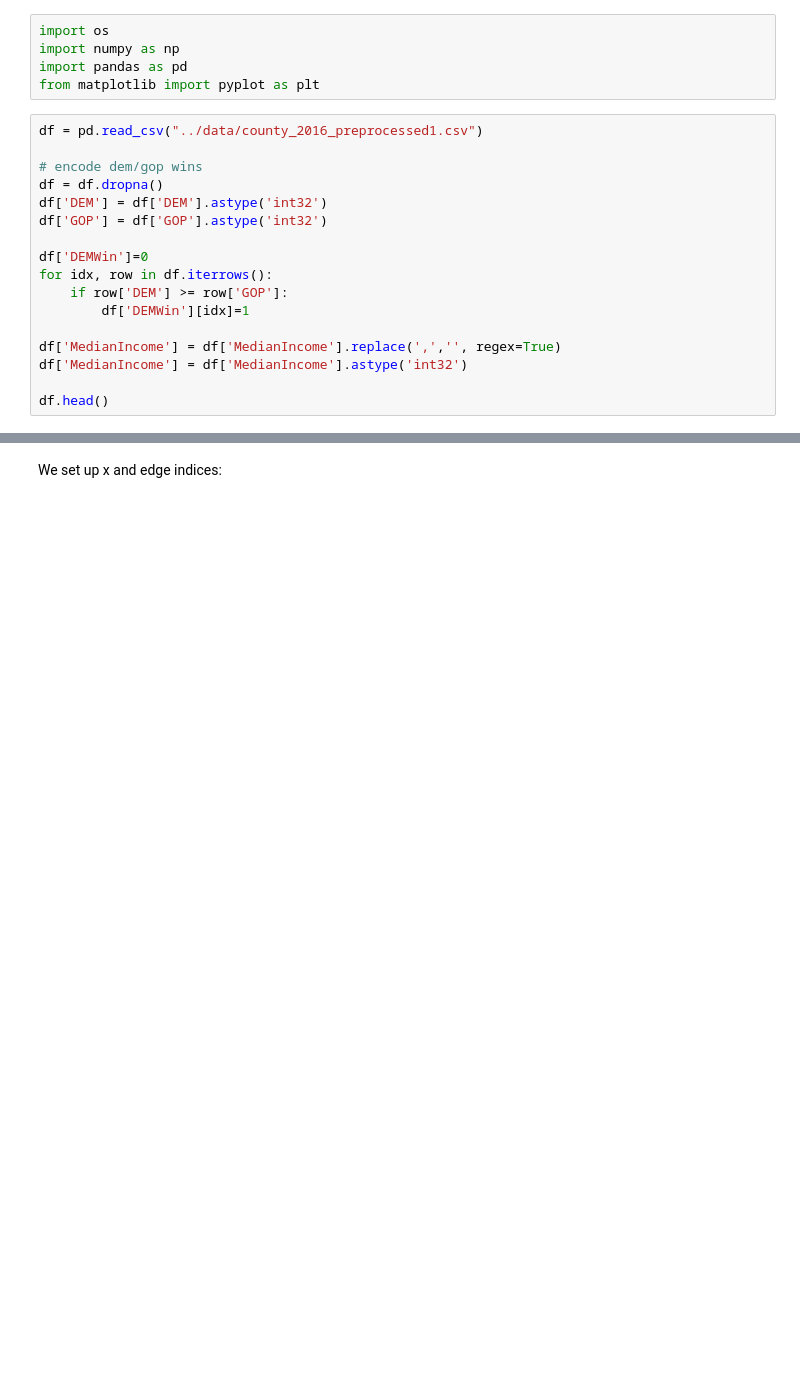
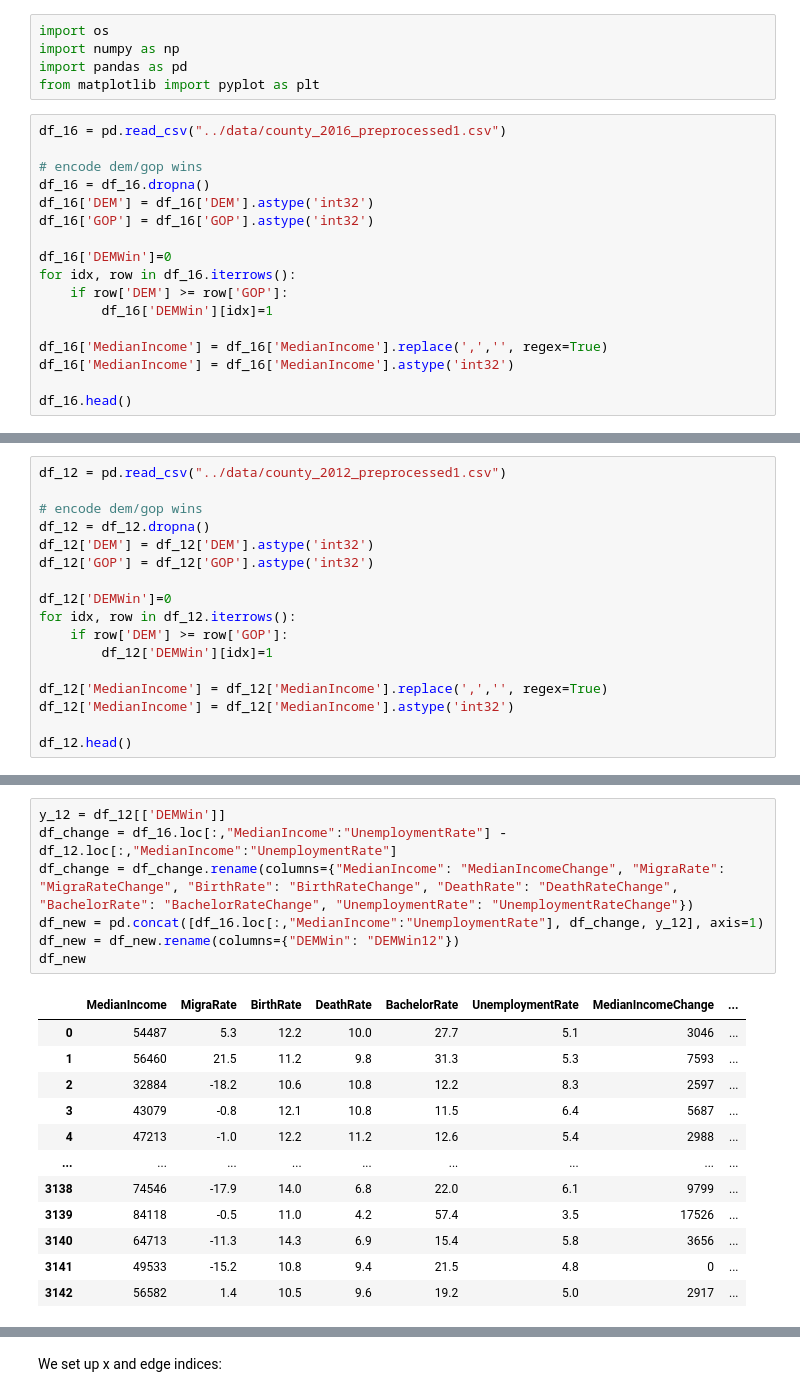
Before and after one commit to JiaJiunn/ORIE_4741_Project, a Jupyter notebook: analysis/graph_nn.ipynb, the cells around one changed output, grey strips where cells are left out. Drawn from its saved outputs; the diff is of its cells as text; blank space fills up the shorter version.

```diff
--- a/analysis/graph_nn.ipynb
+++ b/analysis/graph_nn.ipynb
@@ -4,22 +4,22 @@ import numpy as np
 import pandas as pd
 from matplotlib import pyplot as plt
 # %%
-df = pd.read_csv("../data/county_2016_preprocessed1.csv")
+df_16 = pd.read_csv("../data/county_2016_preprocessed1.csv")
 
 # encode dem/gop wins
-df = df.dropna()
-df['DEM'] = df['DEM'].astype('int32')
-df['GOP'] = df['GOP'].astype('int32')
+df_16 = df_16.dropna()
+df_16['DEM'] = df_16['DEM'].astype('int32')
+df_16['GOP'] = df_16['GOP'].astype('int32')
 
-df['DEMWin']=0
-for idx, row in df.iterrows():
+df_16['DEMWin']=0
+for idx, row in df_16.iterrows():
     if row['DEM'] >= row['GOP']:
-        df['DEMWin'][idx]=1
+        df_16['DEMWin'][idx]=1
 
-df['MedianIncome'] = df['MedianIncome'].replace(',','', regex=True)
-df['MedianIncome'] = df['MedianIncome'].astype('int32')
+df_16['MedianIncome'] = df_16['MedianIncome'].replace(',','', regex=True)
+df_16['MedianIncome'] = df_16['MedianIncome'].astype('int32')
 
-df.head()
+df_16.head()
 # %% [output]
 A value is trying to be set on a copy of a slice from a DataFrame
 
@@ -31,3 +31,20 @@ See the caveats in the documentation: https://pandas.pydata.org/pandas-docs/stab
 | 2 | 1005 | Barbour | 4848 | 5431 | 32884 | -18.2 | 10.6 | 10.8 | 12.2 | ... |
 | 3 | 1007 | Bibb | 1874 | 6733 | 43079 | -0.8 | 12.1 | 10.8 | 11.5 | ... |
 | 4 | 1009 | Blount | 2150 | 22808 | 47213 | -1.0 | 12.2 | 11.2 | 12.6 | ... |
+# %%
+df_12 = pd.read_csv("../data/county_2012_preprocessed1.csv")
+
+# encode dem/gop wins
+df_12 = df_12.dropna()
+df_12['DEM'] = df_12['DEM'].astype('int32')
+df_12['GOP'] = df_12['GOP'].astype('int32')
+
+df_12['DEMWin']=0
+for idx, row in df_12.iterrows():
+    if row['DEM'] >= row['GOP']:
+        df_12['DEMWin'][idx]=1
+
+df_12['MedianIncome'] = df_12['MedianIncome'].replace(',','', regex=True)
+df_12['MedianIncome'] = df_12['MedianIncome'].astype('int32')
+
+df_12.head()
@@ -33,0 +62,20 @@ See the caveats in the documentation: https://pandas.pydata.org/pandas-docs/stab
+# %%
+y_12 = df_12[['DEMWin']]
+df_change = df_16.loc[:,"MedianIncome":"UnemploymentRate"] - df_12.loc[:,"MedianIncome":"UnemploymentRate"]
+df_change = df_change.rename(columns={"MedianIncome": "MedianIncomeChange", "MigraRate": "MigraRateChange", "BirthRate": "BirthRateChange", "DeathRate": "DeathRateChange", "BachelorRate": "BachelorRateChange", "UnemploymentRate": "UnemploymentRateChange"})
+df_new = pd.concat([df_16.loc[:,"MedianIncome":"UnemploymentRate"], df_change, y_12], axis=1)
+df_new = df_new.rename(columns={"DEMWin": "DEMWin12"})
+df_new
+# %% [output]
+|  | MedianIncome | MigraRate | BirthRate | DeathRate | BachelorRate | UnemploymentRate | MedianIncomeChange | ... |
+| 0 | 54487 | 5.3 | 12.2 | 10.0 | 27.7 | 5.1 | 3046 | ... |
+| 1 | 56460 | 21.5 | 11.2 | 9.8 | 31.3 | 5.3 | 7593 | ... |
+| 2 | 32884 | -18.2 | 10.6 | 10.8 | 12.2 | 8.3 | 2597 | ... |
+| 3 | 43079 | -0.8 | 12.1 | 10.8 | 11.5 | 6.4 | 5687 | ... |
+| 4 | 47213 | -1.0 | 12.2 | 11.2 | 12.6 | 5.4 | 2988 | ... |
+| ... | ... | ... | ... | ... | ... | ... | ... | ... |
+| 3138 | 74546 | -17.9 | 14.0 | 6.8 | 22.0 | 6.1 | 9799 | ... |
+| 3139 | 84118 | -0.5 | 11.0 | 4.2 | 57.4 | 3.5 | 17526 | ... |
+| 3140 | 64713 | -11.3 | 14.3 | 6.9 | 15.4 | 5.8 | 3656 | ... |
+| 3141 | 49533 | -15.2 | 10.8 | 9.4 | 21.5 | 4.8 | 0 | ... |
+| 3142 | 56582 | 1.4 | 10.5 | 9.6 | 19.2 | 5.0 | 2917 | ... |
```
Also changed, not shown: parts of 17 cells of this notebook.
